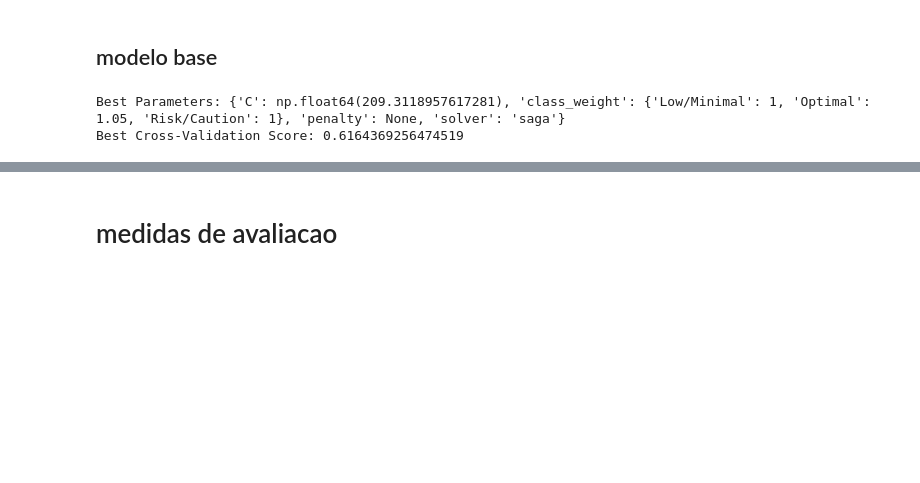
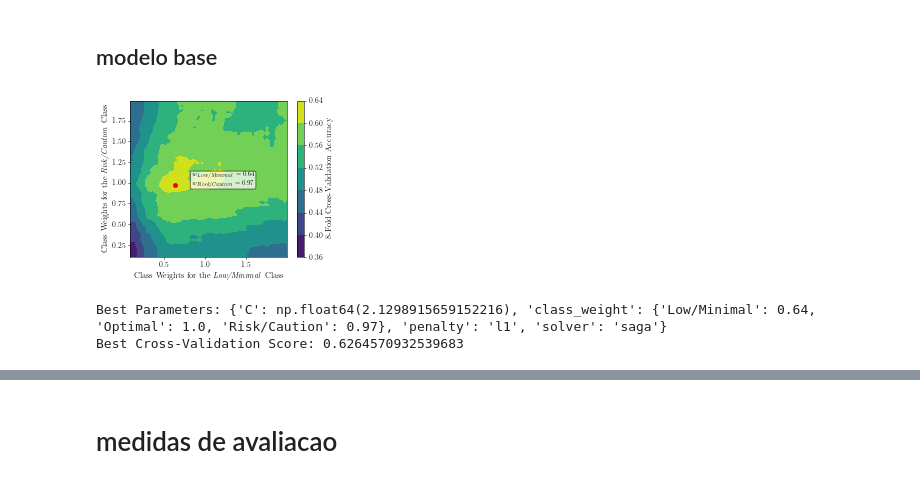
Before and after one commit to jepe06/Project-One---Fatigue-Index, a Jupyter notebook: Model RegLog.ipynb, the cells around one changed output, grey strips where cells are left out. Cells and saved outputs as stored; diff of their text form; code cells hidden in the pictures; blank space fills up the shorter version.

```diff
--- a/Model RegLog.ipynb
+++ b/Model RegLog.ipynb
@@ -38,6 +54,44 @@ X_train.shape, X_test.shape
 ((511, 8), (128, 8))
 # %% [markdown]
 ## modelo base
+# %%
+kf = []
+weightsL = np.arange(0.1, 2, 0.03)  # Range for wLM #CHANGE TO 0.03 E RECONFIMAR PESOS
+weightsRC = np.arange(0.1, 2, 0.03)  # Range for wRCM#CHANGE TO 0.03
+grid_scores = np.zeros((len(weightsL), len(weightsRC)))
+
+for i, wLM in enumerate(weightsL):
+    for j, wRC in enumerate(weightsRC):
+        class_weights = {"Low/Minimal": wLM, "Optimal": 1, "Risk/Caution": wRC}
+        reglog = LogisticRegression(class_weight=class_weights, max_iter=1000)
+        scores = cross_val_score(reglog, X_train, y_train, cv=8, scoring='accuracy')
+        grid_scores[i, j] = scores.mean()
+    #print(i / len(weightsL) * 100, "%")
+
+X, Y = np.meshgrid(weightsL, weightsRC)
+contour = plt.contourf(X, Y, grid_scores.T, cmap="viridis")  # Transpose for proper orientation
+colorbar = plt.colorbar(contour)
+colorbar.set_label("8-Fold Cross-Validation Accuracy", fontsize=12)
+
+best_idx = np.unravel_index(np.argmax(grid_scores, axis=None), grid_scores.shape)
+best_wLM = weightsL[best_idx[0]]
+best_wRC = weightsRC[best_idx[1]]
+best_score = grid_scores[best_idx]
+
+plt.scatter(best_wLM, best_wRC, color="red", label="Best Solution", zorder=5)
+txt = r'$w_{Low/Minimal} =' + f"{best_wLM:.2f}" + r"$" + "\n" + r'$w_{Risk/Caution} = ' f'{best_wRC:.2f}' + r'$'
+plt.text(
+    best_wLM + 0.2, best_wRC, txt,
+    color="black", fontsize=10, bbox=dict(facecolor='white', alpha=0.7, boxstyle='round,pad=0.2')
+)
+
+plt.xlabel(r'Class Weights for the \textit{Low/Minimal} Class')
+plt.ylabel(r'Class Weights for the \textit{Risk/Caution} Class')
+plt.tight_layout()
+plt.savefig("assets/LOGR_class_weights.png", transparent=True)
+plt.show()
+# %% [output]
+[figure, added]
 # %%
 warnings.filterwarnings("ignore")
 
@@ -50,10 +104,7 @@ param_dist = {
     'C': stats.uniform(0.01, 300),  # Continuous range for C
     'solver': ['saga'],  # Continuous range for l1_ratio
     'class_weight': [
-        {"Low/Minimal": .9, "Optimal": 1, "Risk/Caution": .9},
-        {"Low/Minimal": 1, "Optimal": 1.05, "Risk/Caution": 1},
-        {"Low/Minimal": 1, "Optimal": 1.1, "Risk/Caution": 1},
-        {"Low/Minimal": 0, "Optimal": .5, "Risk/Caution": 0},  # Another alternative
+        {"Low/Minimal": .64, "Optimal": 1.0, "Risk/Caution": .97}, #RECONFIRMAR ISTO
         None,  # No class weights
     ],  # Class weights for balancing
 }
@@ -62,14 +113,14 @@ param_dist = {
 random_search = RandomizedSearchCV(estimator=model,
                                    param_distributions=param_dist, # Hyperparameter distribution
                                    n_iter=100, # iterations
-                                   cv=9, # cross-validation
+                                   cv=8, # cross-validation
                                    scoring='accuracy', # metric
-                                   random_state=21) # seed
+                                   random_state=42) # seed
 random_search.fit(X_train, y_train)
 
 # Results
 print("Best Parameters:", random_search.best_params_)
 print("Best Cross-Validation Score:", random_search.best_score_)
 # %% [output]
-Best Parameters: {'C': np.float64(209.3118957617281), 'class_weight': {'Low/Minimal': 1, 'Optimal': 1.05, 'Risk/Caution': 1}, 'penalty': None, 'solver': 'saga'}
-Best Cross-Validation Score: 0.6164369256474519
+Best Parameters: {'C': np.float64(2.1298915659152216), 'class_weight': {'Low/Minimal': 0.64, 'Optimal': 1.0, 'Risk/Caution': 0.97}, 'penalty': 'l1', 'solver': 'saga'}
+Best Cross-Validation Score: 0.6264570932539683
```
Also changed, not shown: parts of 10 cells of this notebook, 13 other files.
